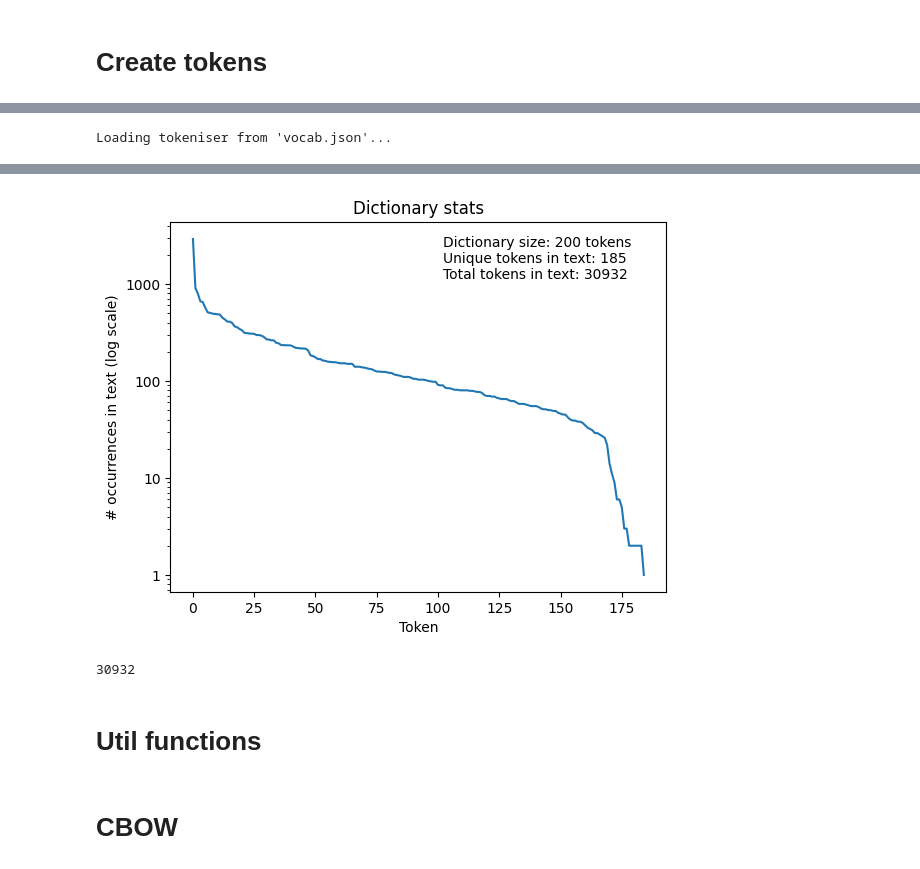
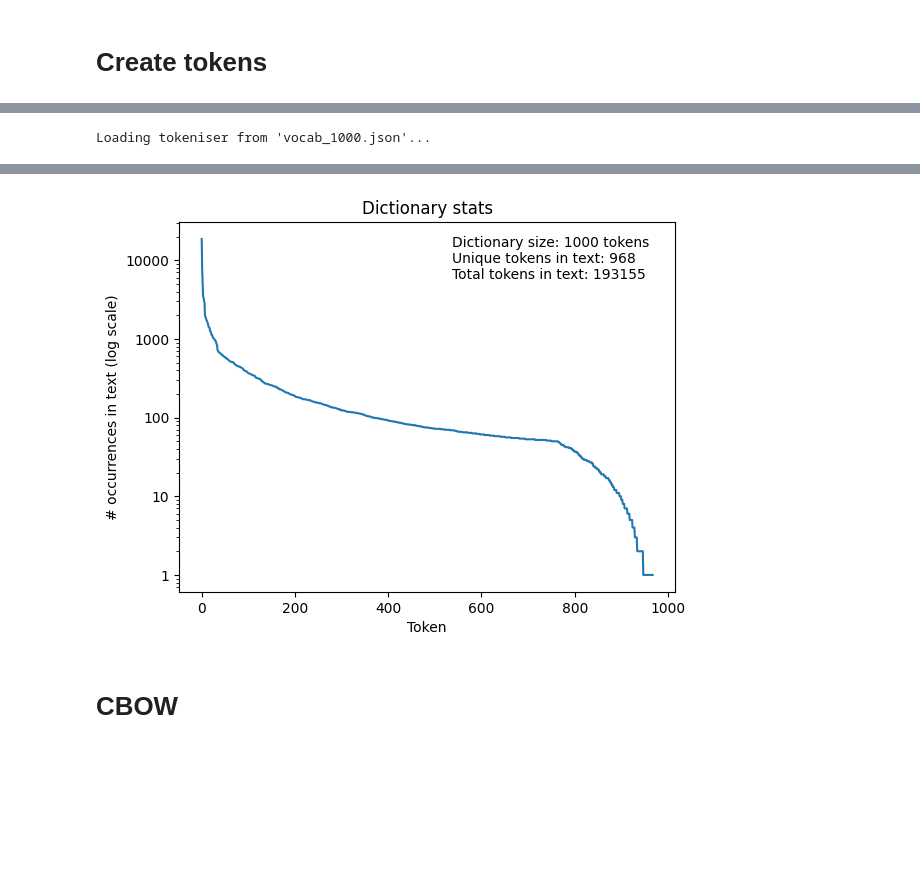
Before and after one commit to JetHughes/Small-Language-Model, a Jupyter notebook: tok2vec.ipynb, the cells around one changed output, grey strips where cells are left out. Drawn from its saved outputs; the diff is of its cells as text; code cells hidden in the pictures; blank space fills up the shorter version.

```diff
--- a/tok2vec.ipynb
+++ b/tok2vec.ipynb
@@ -8,11 +13,15 @@ import os
 # %% [markdown]
 # Create tokens
+# %%
+vocab_size = 1000 #Size of the vocabulary
+vec_dim = 50
+window_size = 4
+epochs = 10
+text_length = 100000
 # %%
-vocab_size = 1000 #Size of the vocabulary
-filename = 'vocab.json'
-
 # Load text
-text = load_prideandprejudice(10000)
+filename = f'vocab_{str(vocab_size)}.json'
+text = load_prideandprejudice(text_length)
 
 # Check if tokeniser has been saved to disk
 if os.path.exists(filename):
@@ -37 +45 @@ tokeniser.plot(ids=ids)
-Loading tokeniser from 'vocab.json'...
+Loading tokeniser from 'vocab_1000.json'...
@@ -38,7 +63 @@ Loading tokeniser from 'vocab.json'...
-[figure, old version]
+[figure, new version]
-# %%
-len(ids)
-# %% [output]
-30932
-# %% [markdown]
-# Util functions
```
Also changed, not shown: parts of 17 cells of this notebook, 6 other files.
